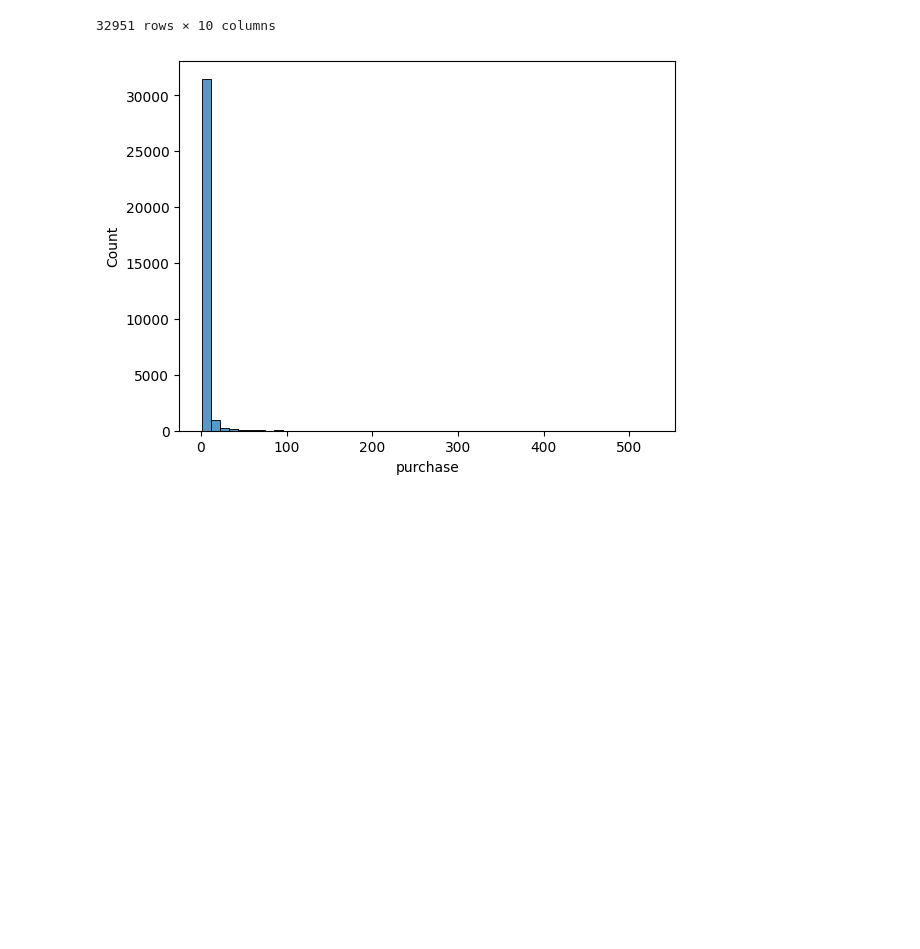
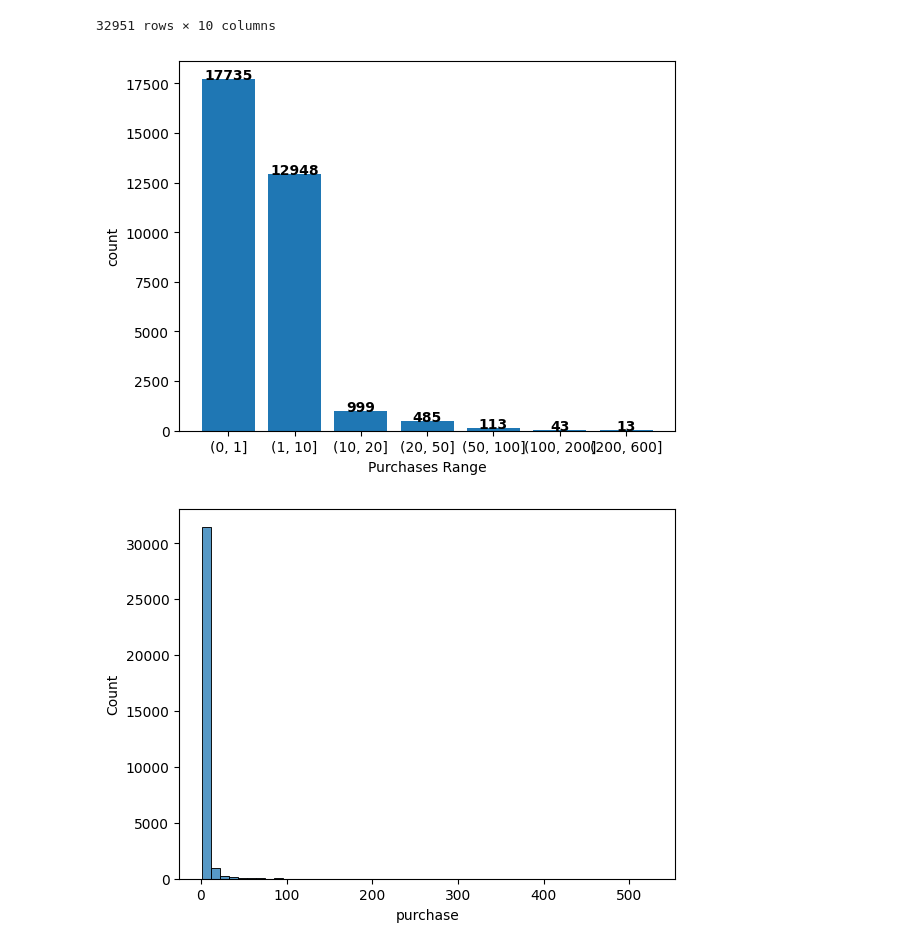
Before and after one commit to data-IA-2022/Olist_Cl-mentine_Manuel_Fengfeng, a Jupyter notebook: data analysis.ipynb, the cells around one changed output. Saved outputs shown, nothing was run; the diff lists cells and outputs as text; code cells hidden in the pictures; blank space fills up the shorter version.

```diff
--- a/data analysis.ipynb
+++ b/data analysis.ipynb
@@ -135,6 +135,25 @@ df2
 | 32949 | df1ff6c9a263464ba1ea7cd3de5e8633 | 1 | utilidades_domesticas | 52.0 | 202.0 | ... |
 | 32950 | 44e6ec37a142be331fe0241006d0b389 | 3 | esporte_lazer | 48.0 | 950.0 | ... |
 32951 rows × 10 columns
+# %%
+# define the bin ranges
+bins = [0, 1, 10, 20, 50, 100, 200, 600]
+
+# bin the purchases column and count the number of products in each bin
+counts = pd.cut(df2['purchase'], bins=bins).value_counts(sort=False)
+
+# plot the bar chart
+plt.bar(counts.index.astype(str), counts.values)
+plt.xlabel('Purchases Range')
+plt.ylabel('count')
+
+# add the count number on each bar
+for i, v in enumerate(counts.values):
+    plt.text(i, v+5, str(v), ha='center', fontweight='bold')
+
+plt.show()
+# %% [output]
+[figure, added]
 # %%
 # plot the distribution of purchase
 sns.histplot(data=df2, x='purchase', bins=50)
```
